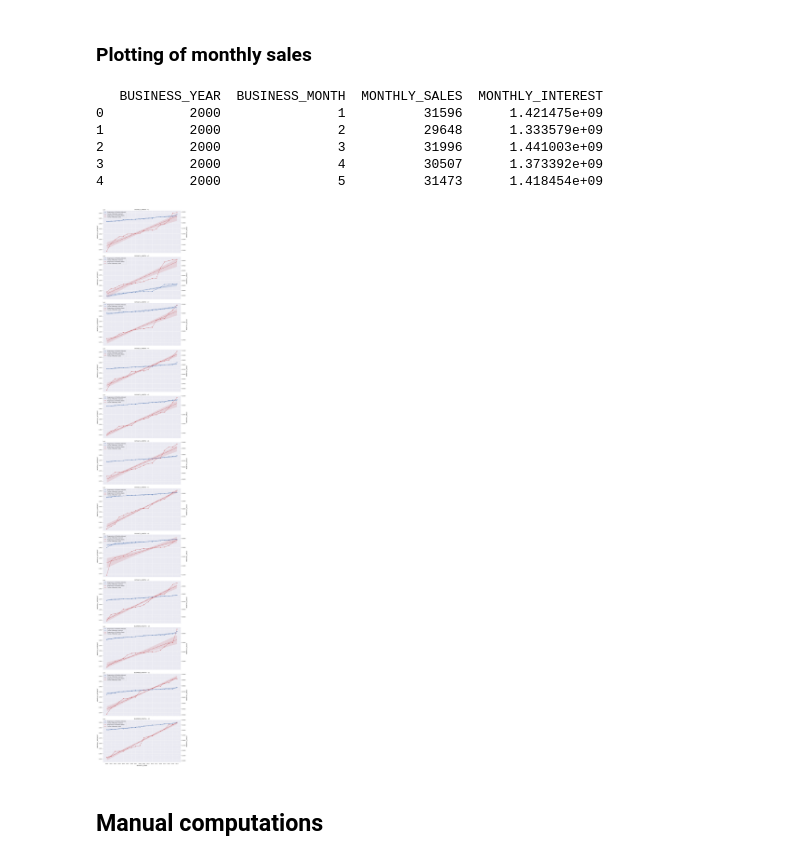
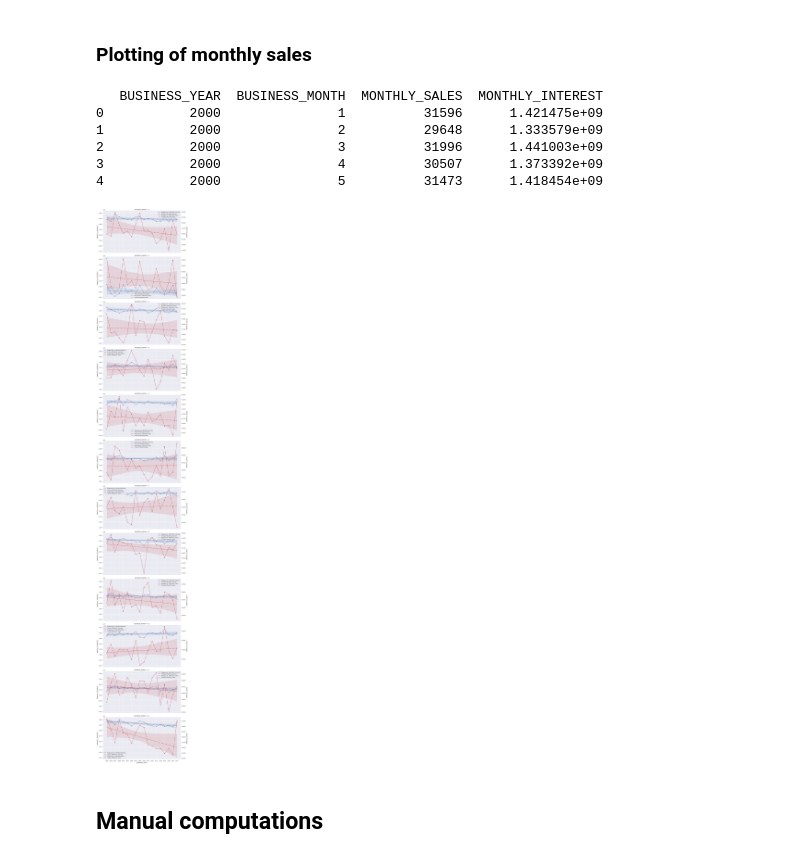
Before and after one commit to pupupulp/tensorflow-accounts-analysis, a Jupyter notebook: Sales History Implementation.ipynb, the cells around one changed output. Cells and saved outputs as stored; diff of their text form; code cells hidden in the pictures.

Commit message:
Removed preparation of monthly sales data using probability plot to retain actuality of dataset;

```diff
--- a/Sales History Implementation.ipynb
+++ b/Sales History Implementation.ipynb
@@ -77,12 +77,7 @@ ax.legend(hndl_ax+hndl_ax2, lg_ax+lg_ax2)
 print(df_monthly_sales.head())
 
 # Define function to plot monthly sales and interest
-def monthly_plot(x, y, y2, **kwargs):
-    # Prepare columns using probability plot
-    _, xr = stats.probplot(x, fit=False)
-    _, yr = stats.probplot(y, fit=False)
-    _, y2r = stats.probplot(y2, fit=False)
-
+def monthly_plot(xr, yr, y2r, **kwargs):
     # Get current active base figure and axis to plot on
     ax = mfg.fig.gca()
 
@@ -100,34 +95,34 @@ def monthly_plot(x, y, y2, **kwargs):
     ms_reg = sns.regplot(x=xr, y=y2r, label="Monthly Sales", data=df_monthly_sales, ax=ax2, truncate=True, color='r')
     ms_reg.xaxis.set_major_locator(tckr.MultipleLocator(1))
 
     # Draw line plot to trace scattered points from regression plot
     as_line = sns.lineplot(x=xr, y=y2r, legend=None, data=df_monthly_sales, ax=ax2, color='r')
     as_line.set(ylabel = "MONTHLY_SALES")
 
     # Make regression line from base axis and secondary axis dashed lines
     ax.lines[0].set_linestyle("--")
     ax2.lines[0].set_linestyle("--")
 
     # Compile legends from axes and display it on base axis
     hndl_ax = ax.get_lines()
     hndl_ax2 = ax2.get_lines()
     lg_ax = ["Regression of Monthly Interest", "Trend of Monthly Interest"]
     lg_ax2 = ["Regression of Monthly Sales", "Trend of Monthly Sales"]
     mfg.fig.gca().legend(hndl_ax+hndl_ax2, lg_ax+lg_ax2)
 
 # Declare facet grid for multiple plotting using business month column
 mfg = sns.FacetGrid(df_monthly_sales, col="BUSINESS_MONTH", col_wrap=1, height=6, aspect=2)
 
 # Map per month plotting on facet grid
 mfg = mfg.map(monthly_plot, "BUSINESS_YEAR", "MONTHLY_INTEREST", "MONTHLY_SALES")
 # %% [output]
    BUSINESS_YEAR  BUSINESS_MONTH  MONTHLY_SALES  MONTHLY_INTEREST
 0           2000               1          31596      1.421475e+09
 1           2000               2          29648      1.333579e+09
 2           2000               3          31996      1.441003e+09
 3           2000               4          30507      1.373392e+09
 4           2000               5          31473      1.418454e+09
-[figure, old version]
+[figure, new version]
 # %% [markdown]
 ## Manual computations
 # %%
```
Also changed, not shown: parts of 1 cell of this notebook.
